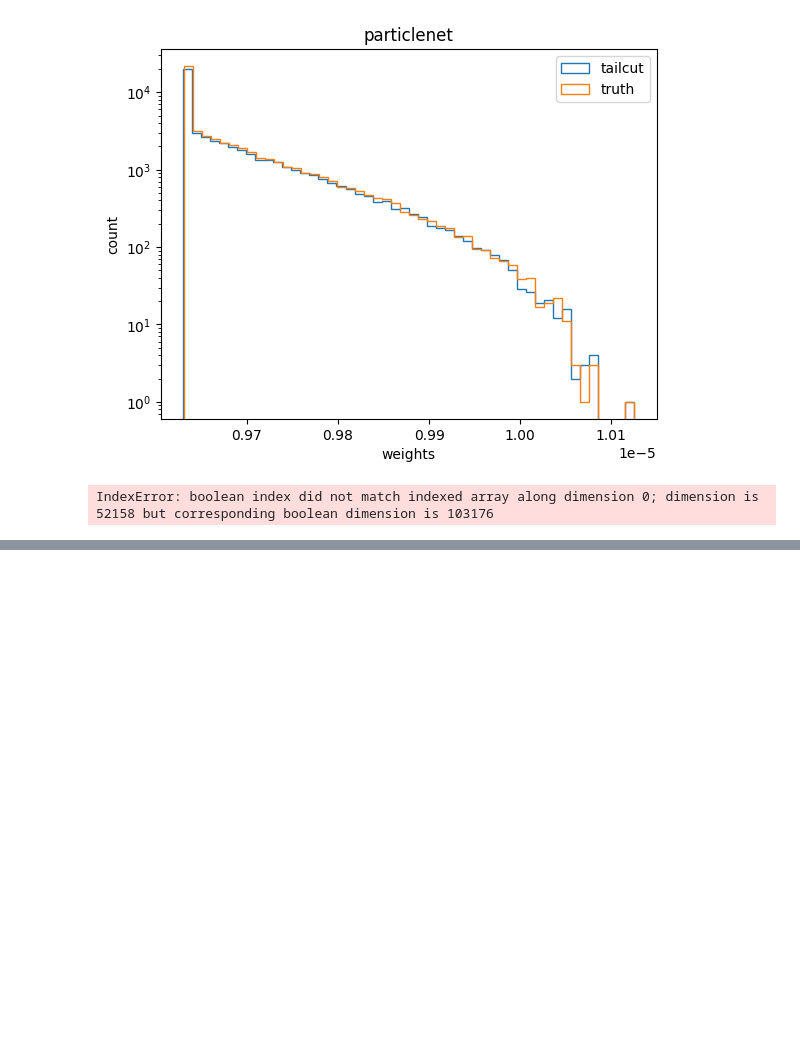
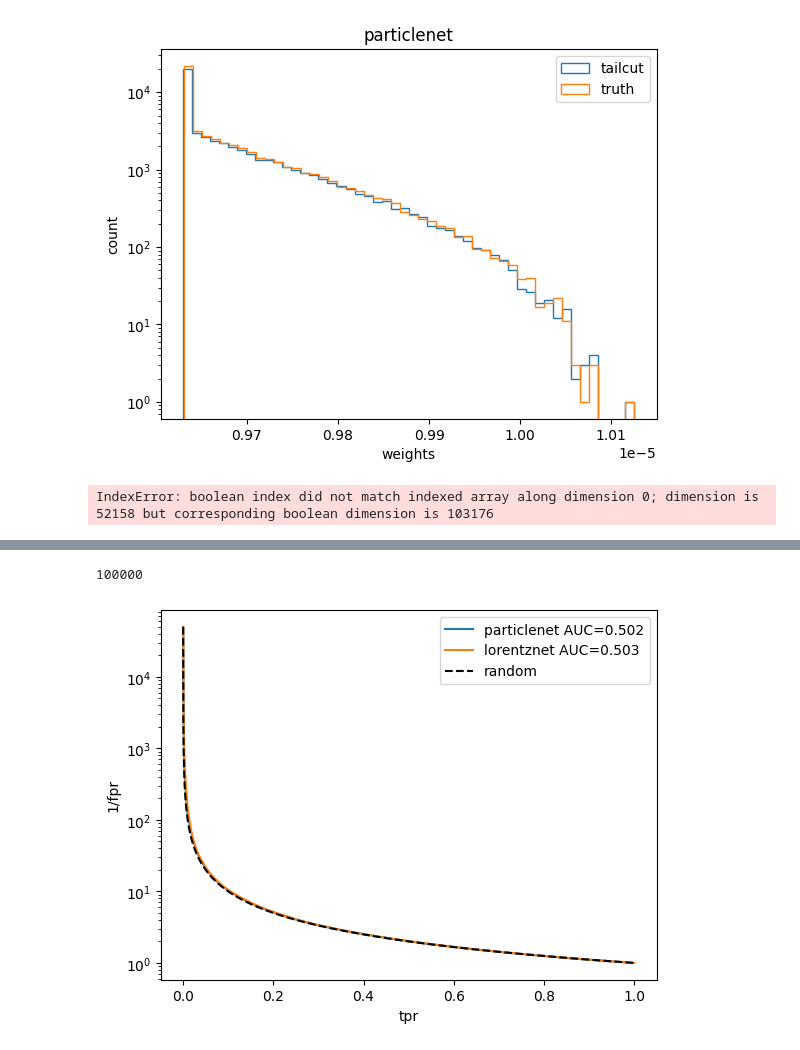
Before and after one commit to heidelberg-hepml/discriminator-metric, a Jupyter notebook: notebooks/plot_weights.ipynb, the cells around one changed output, grey strips where cells are left out. Cells and saved outputs as stored; diff of their text form; code cells hidden in the pictures; blank space fills up the shorter version.

```diff
--- a/notebooks/plot_weights.ipynb
+++ b/notebooks/plot_weights.ipynb
@@ -74,0 +100,37 @@ array([1., 1., 1., ..., 0., 0., 1.], dtype=float32)
+# %%
+test_1 = [tests[-1],tests[-2]]
+
+
+for test in test_1:
+    exp_name = test['exp_name']
+    best_epoch = test['best_epoch']
+    if test['type']=='lorentznet':
+        score = np.load(f'output/{exp_name}/score_{best_epoch}.npy')[:,2]
+        print(len(score))
+        #_label = np.load(f'output/{exp_name}/score_{best_epoch}.npy')[:,0]
+
+        auc = roc_auc_score(label, score)
+        fpr, tpr, _ = roc_curve(label, score)
+        plt.plot(tpr, 1/fpr, label=f'{test["type"]} AUC={auc:.3f}')
+
+    elif test['type']=='particlenet':
+        score = np.load(f'output/{exp_name}/best_model_score.npy')[:,0]
+        auc = roc_auc_score(label, score)
+        fpr, tpr, _ = roc_curve(label, score)
+        plt.plot(tpr, 1/fpr, label=f'{test["type"]} AUC={auc:.3f}')
+
+
+
+
+plt.plot(tpr,1/tpr, label='random',linestyle='--',color='black')
+plt.xlabel('tpr')
+plt.ylabel('1/fpr')
+plt.yscale('log')
+plt.legend(loc='upper right')
+#plt.xscale('log')
+#plt.xlim(0.1,10)
+#plt.title(test['type'])
+plt.show()
+# %% [output]
+100000
+[figure, added]
```
Also changed, not shown: parts of 6 cells of this notebook, 6 other files.
